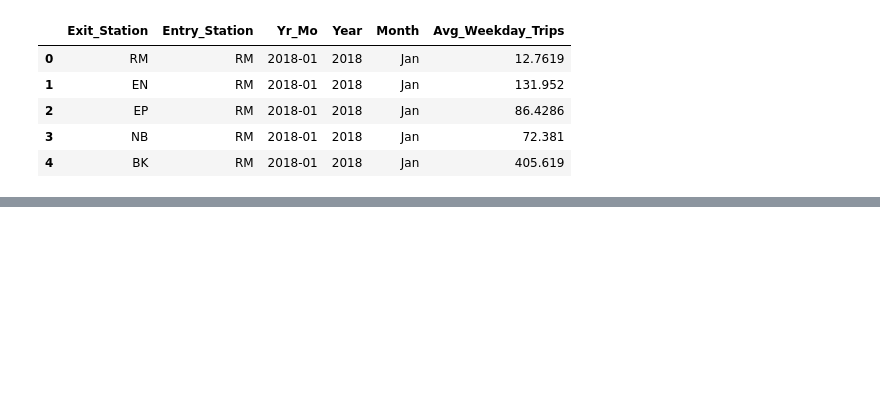
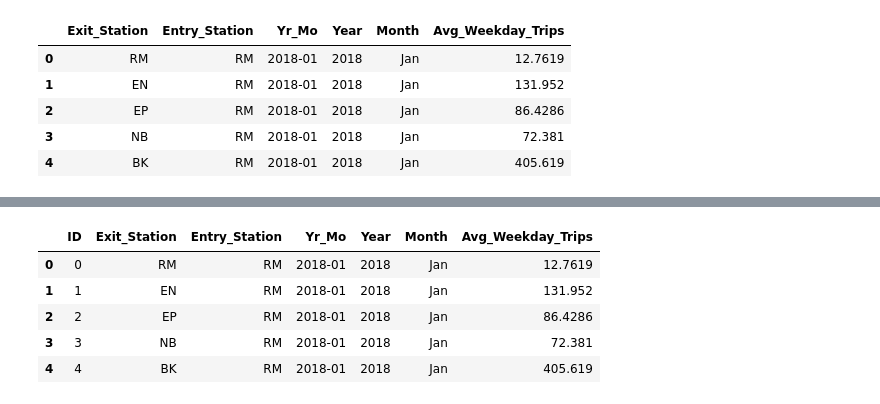
Before and after one commit to contactgokul/BART-ridership, a Jupyter notebook: BART-Ridership_data_processing.ipynb, the cells around one changed output, grey strips where cells are left out. Cells and saved outputs as stored; diff of their text form; code cells hidden in the pictures; blank space fills up the shorter version.

```diff
--- a/BART-Ridership_data_processing.ipynb
+++ b/BART-Ridership_data_processing.ipynb
@@ -178,0 +192,10 @@ merged3.head()
+# %%
+ridership = ridership.rename(columns = {"index":"ID"})
+ridership.head()
+# %% [output]
+|  | ID | Exit_Station | Entry_Station | Yr_Mo | Year | Month | Avg_Weekday_Trips |
+| 0 | 0 | RM | RM | 2018-01 | 2018 | Jan | 12.7619 |
+| 1 | 1 | EN | RM | 2018-01 | 2018 | Jan | 131.952 |
+| 2 | 2 | EP | RM | 2018-01 | 2018 | Jan | 86.4286 |
+| 3 | 3 | NB | RM | 2018-01 | 2018 | Jan | 72.381 |
+| 4 | 4 | BK | RM | 2018-01 | 2018 | Jan | 405.619 |
```
Also changed, not shown: parts of 15 cells of this notebook.
